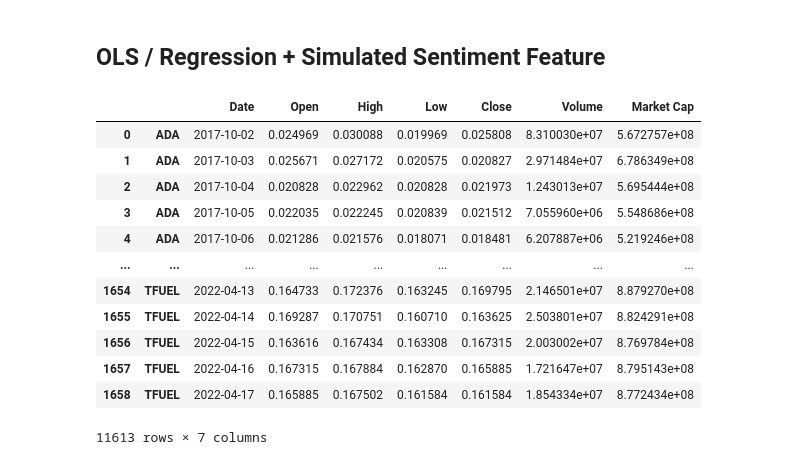
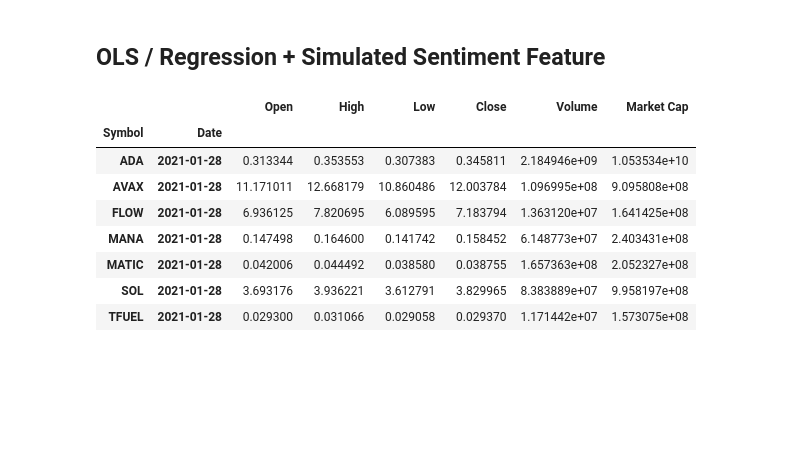
Before and after one commit to amicha02/ape_mining, a Jupyter notebook: notebooks/2.0-mw-pipeline-test.ipynb, the cells around one changed output. Cells and saved outputs as stored; diff of their text form; code cells hidden in the pictures; blank space fills up the shorter version.

```diff
--- a/notebooks/2.0-mw-pipeline-test.ipynb
+++ b/notebooks/2.0-mw-pipeline-test.ipynb
@@ -233,18 +280,20 @@ data_path = r"../data/instruments_modified"
 instrument_symbols = [fn.split(".")[0] for fn in os.listdir(data_path)]
 
 # Create hierarchical dataframe for universe of instruments?
-pd.concat([pd.read_csv(os.path.join(data_path,file)) for file in os.listdir(data_path)], keys=instrument_symbols).swaplevel()
+uni_df = pd.concat([pd.read_csv(os.path.join(data_path,file)) for file in os.listdir(data_path)], keys=instrument_symbols).swaplevel()
+
+# create multiindex
+uni_df = uni_df.set_index([[tup[1] for tup in uni_df.index], pd.DatetimeIndex(uni_df['Date'])]).drop("Date", axis=1)
+uni_df.index = uni_df.index.rename(("Symbol", "Date"))
-# %% [output]
-|  |  | Date | Open | High | Low | Close | Volume | Market Cap |
-| 0 | ADA | 2017-10-02 | 0.024969 | 0.030088 | 0.019969 | 0.025808 | 8.310030e+07 | 5.672757e+08 |
-| 1 | ADA | 2017-10-03 | 0.025671 | 0.027172 | 0.020575 | 0.020827 | 2.971484e+07 | 6.786349e+08 |
-| 2 | ADA | 2017-10-04 | 0.020828 | 0.022962 | 0.020828 | 0.021973 | 1.243013e+07 | 5.695444e+08 |
-| 3 | ADA | 2017-10-05 | 0.022035 | 0.022245 | 0.020839 | 0.021512 | 7.055960e+06 | 5.548686e+08 |
-| 4 | ADA | 2017-10-06 | 0.021286 | 0.021576 | 0.018071 | 0.018481 | 6.207887e+06 | 5.219246e+08 |
-| ... | ... | ... | ... | ... | ... | ... | ... | ... |
-| 1654 | TFUEL | 2022-04-13 | 0.164733 | 0.172376 | 0.163245 | 0.169795 | 2.146501e+07 | 8.879270e+08 |
-| 1655 | TFUEL | 2022-04-14 | 0.169287 | 0.170751 | 0.160710 | 0.163625 | 2.503801e+07 | 8.824291e+08 |
-| 1656 | TFUEL | 2022-04-15 | 0.163616 | 0.167434 | 0.163308 | 0.167315 | 2.003002e+07 | 8.769784e+08 |
-| 1657 | TFUEL | 2022-04-16 | 0.167315 | 0.167884 | 0.162870 | 0.165885 | 1.721647e+07 | 8.795143e+08 |
-| 1658 | TFUEL | 2022-04-17 | 0.165885 | 0.167502 | 0.161584 | 0.161584 | 1.854334e+07 | 8.772434e+08 |
-11613 rows × 7 columns
+# %%
+uni_df.loc[pd.IndexSlice[:, "2021-01-28"],:]
+# %% [output]
+|  |  | Open | High | Low | Close | Volume | Market Cap |
+| Symbol | Date |  |  |  |  |  |  |
+| ADA | 2021-01-28 | 0.313344 | 0.353553 | 0.307383 | 0.345811 | 2.184946e+09 | 1.053534e+10 |
+| AVAX | 2021-01-28 | 11.171011 | 12.668179 | 10.860486 | 12.003784 | 1.096995e+08 | 9.095808e+08 |
+| FLOW | 2021-01-28 | 6.936125 | 7.820695 | 6.089595 | 7.183794 | 1.363120e+07 | 1.641425e+08 |
+| MANA | 2021-01-28 | 0.147498 | 0.164600 | 0.141742 | 0.158452 | 6.148773e+07 | 2.403431e+08 |
+| MATIC | 2021-01-28 | 0.042006 | 0.044492 | 0.038580 | 0.038755 | 1.657363e+08 | 2.052327e+08 |
+| SOL | 2021-01-28 | 3.693176 | 3.936221 | 3.612791 | 3.829965 | 8.383889e+07 | 9.958197e+08 |
+| TFUEL | 2021-01-28 | 0.029300 | 0.031066 | 0.029058 | 0.029370 | 1.171442e+07 | 1.573075e+08 |
```
Also changed, not shown: parts of 23 cells of this notebook.
